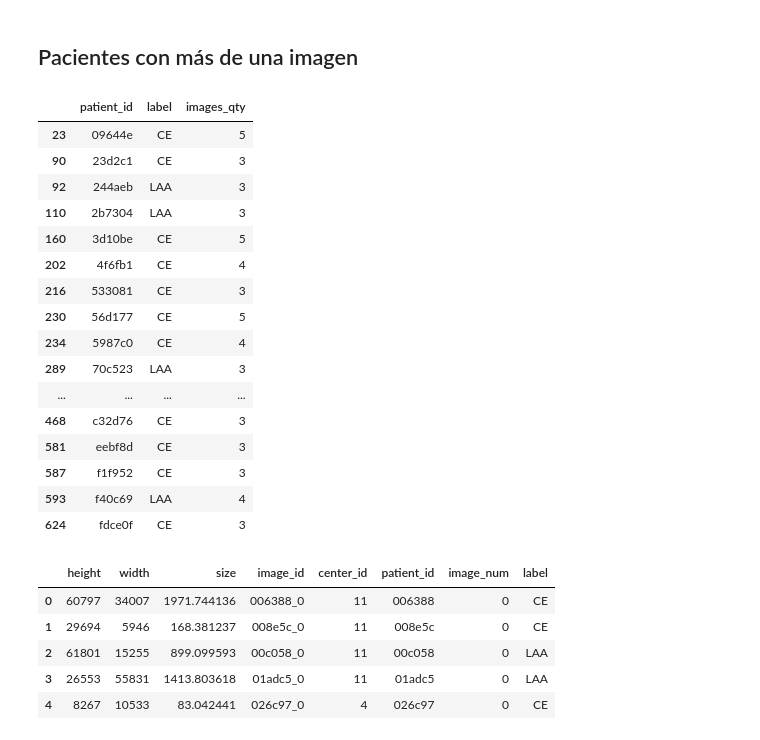
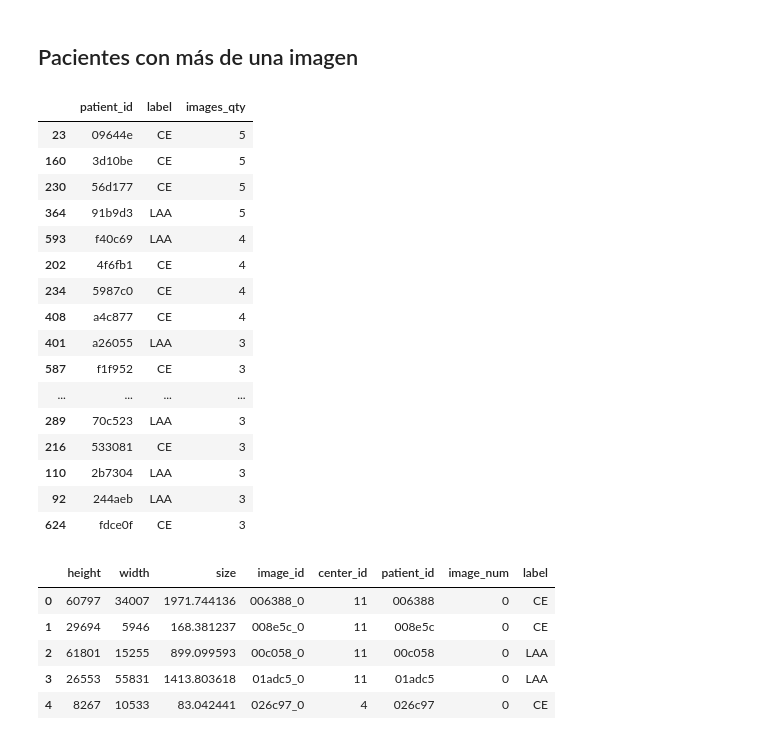
Before and after one commit to washuleru1/ACV-classification, a Jupyter notebook: Análisis exploratorio datos.ipynb, the cells around one changed output. Cells and saved outputs as stored; diff of their text form; code cells hidden in the pictures.

```diff
--- a/Análisis exploratorio datos.ipynb
+++ b/Análisis exploratorio datos.ipynb
@@ -70,24 +72,24 @@ Text(0, 0.5, 'Cantidad de imágenes')
 ## Pacientes con más de una imagen
 # %%
 patients_df = dataset_df.groupby(["patient_id", "label"])["image_num"].count().reset_index(name="images_qty")
-patients_df[patients_df["images_qty"]>2]
+patients_df[patients_df["images_qty"]>2].sort_values(by=["images_qty"], ascending=False)
 # %% [output]
 |  | patient_id | label | images_qty |
 | 23 | 09644e | CE | 5 |
-| 90 | 23d2c1 | CE | 3 |
+| 160 | 3d10be | CE | 5 |
+| 230 | 56d177 | CE | 5 |
+| 364 | 91b9d3 | LAA | 5 |
+| 593 | f40c69 | LAA | 4 |
+| 202 | 4f6fb1 | CE | 4 |
+| 234 | 5987c0 | CE | 4 |
+| 408 | a4c877 | CE | 4 |
+| 401 | a26055 | LAA | 3 |
+| 587 | f1f952 | CE | 3 |
+| ... | ... | ... | ... |
+| 289 | 70c523 | LAA | 3 |
+| 216 | 533081 | CE | 3 |
+| 110 | 2b7304 | LAA | 3 |
 | 92 | 244aeb | LAA | 3 |
-| 110 | 2b7304 | LAA | 3 |
-| 160 | 3d10be | CE | 5 |
-| 202 | 4f6fb1 | CE | 4 |
-| 216 | 533081 | CE | 3 |
-| 230 | 56d177 | CE | 5 |
-| 234 | 5987c0 | CE | 4 |
-| 289 | 70c523 | LAA | 3 |
-| ... | ... | ... | ... |
-| 468 | c32d76 | CE | 3 |
-| 581 | eebf8d | CE | 3 |
-| 587 | f1f952 | CE | 3 |
-| 593 | f40c69 | LAA | 4 |
 | 624 | fdce0f | CE | 3 |
 # %%
 #Explorar los tamaños de cada una de las imágenes
```
Also changed, not shown: parts of 12 cells of this notebook, 6 other files.
